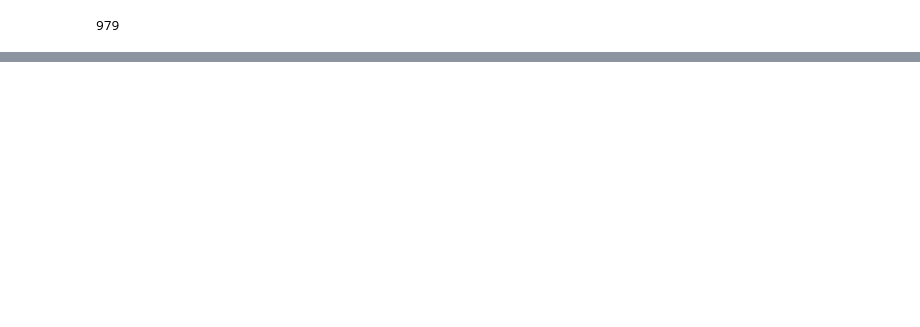
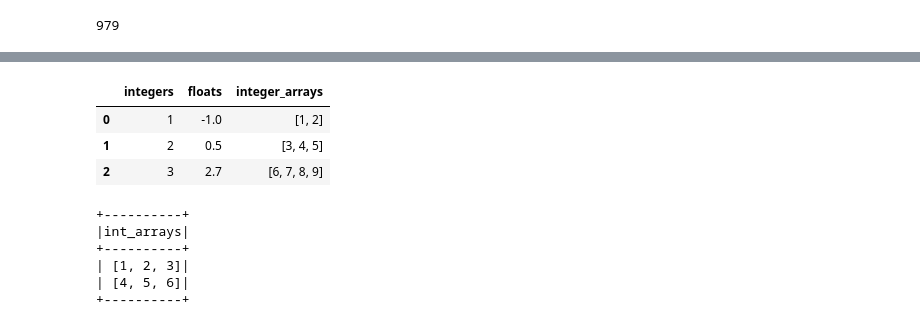
Before and after one commit to roshanbahetwar/Python_Machine_Learning, a Jupyter notebook: 3.Machine Learning/08.Pyspark(29-11-2023).ipynb, the cells around one changed output, grey strips where cells are left out. Saved outputs shown, nothing was run; the diff lists cells and outputs as text; code cells hidden in the pictures; blank space fills up the shorter version.

```diff
--- a/3.Machine Learning/08.Pyspark(29-11-2023).ipynb
+++ b/3.Machine Learning/08.Pyspark(29-11-2023).ipynb
@@ -673,0 +769,11 @@ len(df.collect())
+# %%
+import pandas as pd
+# We consider the following example data
+df_pd = pd.DataFrame(
+    data={'integers': [1, 2, 3],
+     'floats': [-1.0, 0.5, 2.7],
+     'integer_arrays': [[1, 2], [3, 4, 5], [6, 7, 8, 9]]}
+)
+df = spark.createDataFrame(df_pd)
+df.printSchema() # It will print the Schema
+df.show() # Display the Dataframe
@@ -673,0 +794,20 @@ len(df.collect())
+# %%
+df_pd
+# %% [output]
+|  | integers | floats | integer_arrays |
+| 0 | 1 | -1.0 | [1, 2] |
+| 1 | 2 | 0.5 | [3, 4, 5] |
+| 2 | 3 | 2.7 | [6, 7, 8, 9] |
+# %%
+import numpy as np
+# Example data
+d_np = pd.DataFrame({'int_arrays': [[1,2,3], [4,5,6]]})
+df_np = spark.createDataFrame(d_np)
+df_np.show()
+# %% [output]
++----------+
+|int_arrays|
++----------+
+| [1, 2, 3]|
+| [4, 5, 6]|
++----------+
```
Also changed, not shown: parts of 8 cells of this notebook, 6 other files.
